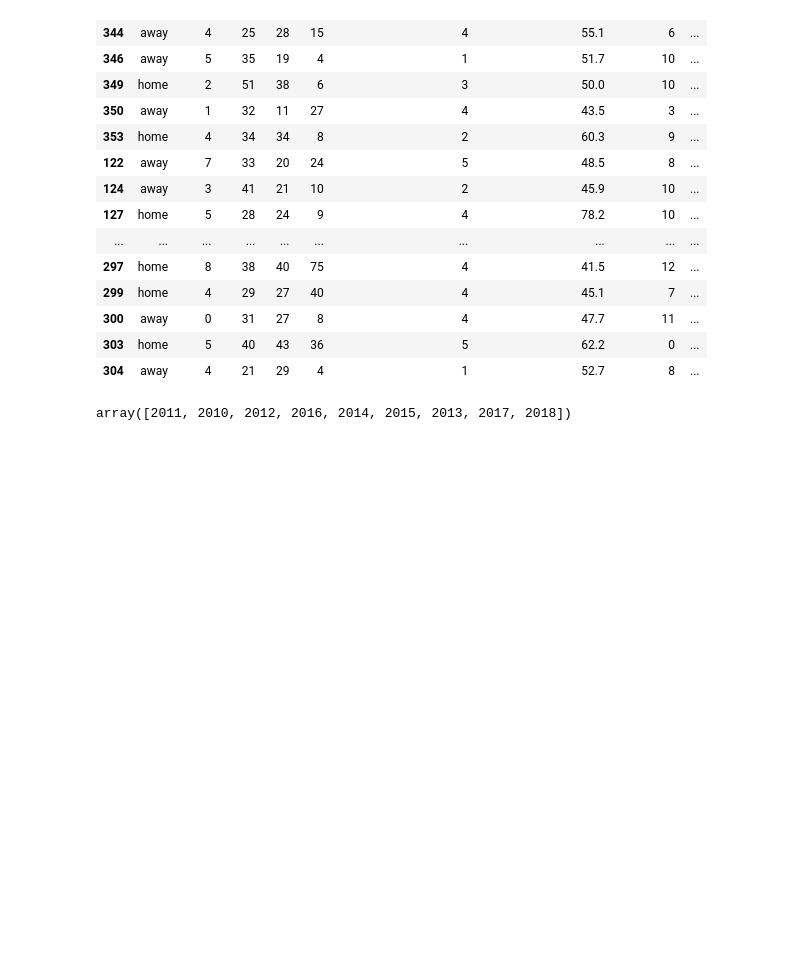
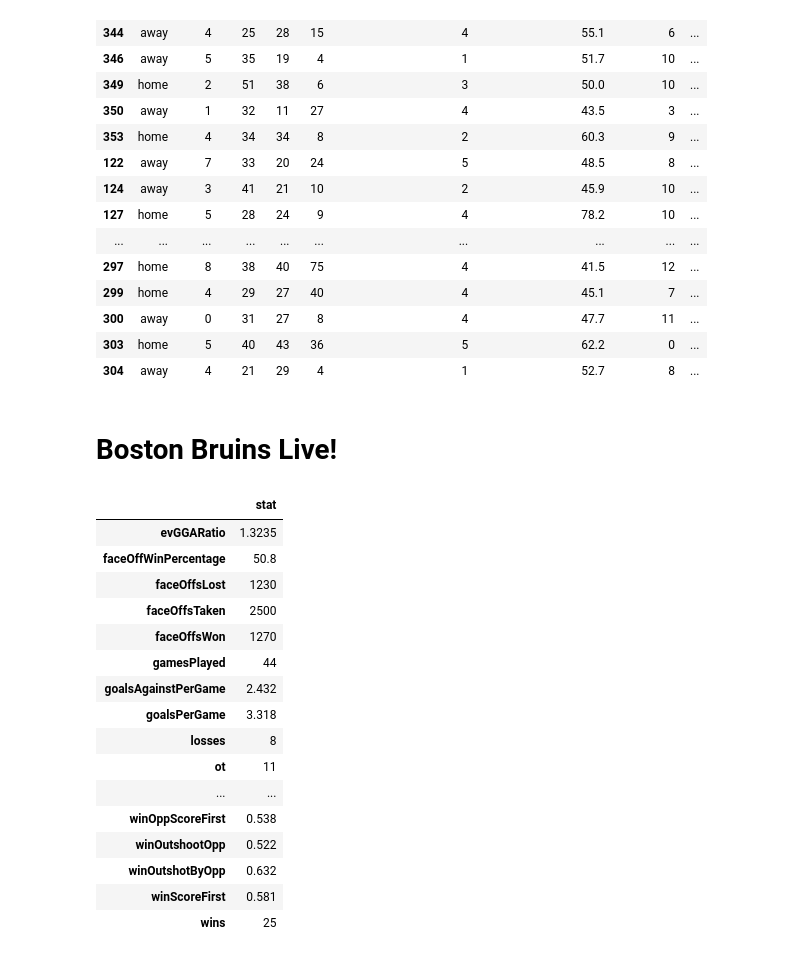
Before and after one commit to npgeorge/NHL_Project, a Jupyter notebook: NHL_Data_Project_Team_Stats.ipynb, the cells around one changed output. Saved outputs shown, nothing was run; the diff lists cells and outputs as text; code cells hidden in the pictures; blank space fills up the shorter version.

Commit message:
NHL Data Project - Boston Bruins & Machine Learning

```diff
--- a/NHL_Data_Project_Team_Stats.ipynb
+++ b/NHL_Data_Project_Team_Stats.ipynb
@@ -820,7 +820,62 @@ df_stanley_cup_og
 | 300 | away | 0 | 31 | 27 | 8 | 4 | 47.7 | 11 | ... |
 | 303 | home | 5 | 40 | 43 | 36 | 5 | 62.2 | 0 | ... |
 | 304 | away | 4 | 21 | 29 | 4 | 1 | 52.7 | 8 | ... |
-# %%
-df.season.unique()
-# %% [output]
-array([2011, 2010, 2012, 2016, 2014, 2015, 2013, 2017, 2018])
+# %% [markdown]
+# Boston Bruins Live!
+# %%
+#get latest stats on the current season here:
+#https://statsapi.web.nhl.com/api/v1/teams/6/stats
+#feed into model, and enjoy!
+import pandas as pd
+current = {"stat" : {
+                      "gamesPlayed" : 44,
+                      "wins" : 25,
+                      "losses" : 8,
+                      "ot" : 11,
+                      "pts" : 61,
+                      "ptPctg" : "69.3",
+                      "goalsPerGame" : 3.318,
+                      "goalsAgainstPerGame" : 2.432,
+                      "evGGARatio" : 1.3235,
+                      "powerPlayPercentage" : "27.5",
+                      "powerPlayGoals" : 39.0,
+                      "powerPlayGoalsAgainst" : 20.0,
+                      "powerPlayOpportunities" : 142.0,
+                      "penaltyKillPercentage" : "85.0",
+                      "shotsPerGame" : 31.1591,
+                      "shotsAllowed" : 31.0227,
+                      "winScoreFirst" : 0.581,
+                      "winOppScoreFirst" : 0.538,
+                      "winLeadFirstPer" : 0.727,
+                      "winLeadSecondPer" : 0.75,
+                      "winOutshootOpp" : 0.522,
+                      "winOutshotByOpp" : 0.632,
+                      "faceOffsTaken" : 2500.0,
+                      "faceOffsWon" : 1270.0,
+                      "faceOffsLost" : 1230.0,
+                      "faceOffWinPercentage" : "50.8",
+                      "shootingPctg" : 10.6,
+                      "savePctg" : 0.922
+                    }}
+
+#data = {'col_1': [3, 2, 1, 0], 'col_2': ['a', 'b', 'c', 'd']}
+current = pd.DataFrame.from_dict(current)
+current
+# %% [output]
+|  | stat |
+| evGGARatio | 1.3235 |
+| faceOffWinPercentage | 50.8 |
+| faceOffsLost | 1230 |
+| faceOffsTaken | 2500 |
+| faceOffsWon | 1270 |
+| gamesPlayed | 44 |
+| goalsAgainstPerGame | 2.432 |
+| goalsPerGame | 3.318 |
+| losses | 8 |
+| ot | 11 |
+| ... | ... |
+| winOppScoreFirst | 0.538 |
+| winOutshootOpp | 0.522 |
+| winOutshotByOpp | 0.632 |
+| winScoreFirst | 0.581 |
+| wins | 25 |
```
